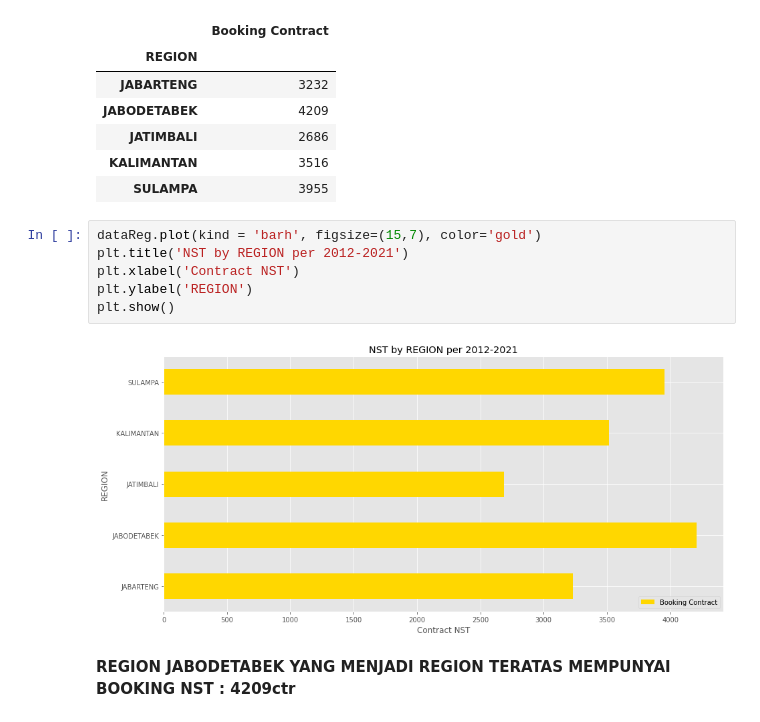
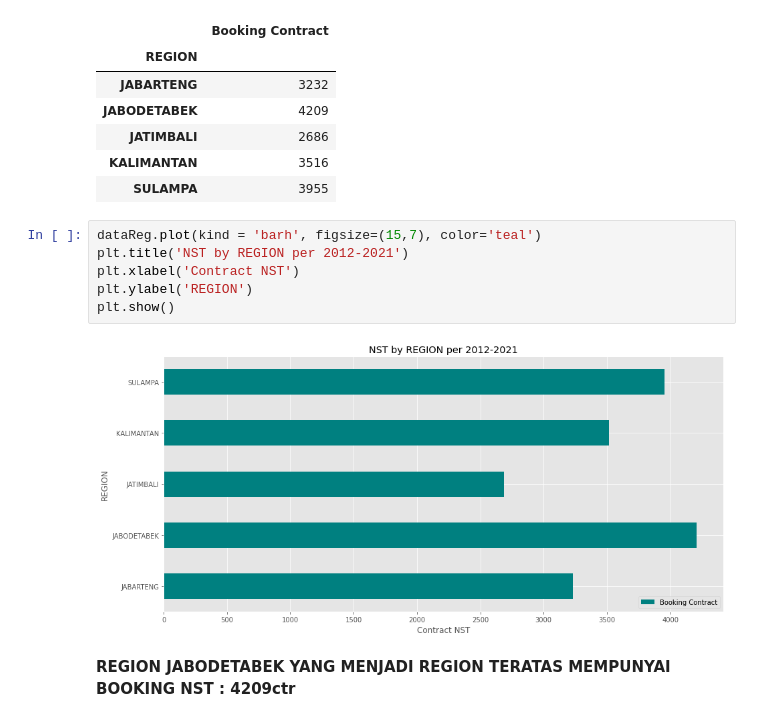
Before and after one commit to EvaFerawaty/Assignment_PYTN_081_EvaFerawaty, a Jupyter notebook: PYTN_2_081_EVAFERAWATY_220722.ipynb, the cells around one changed output. Cells and saved outputs as stored; diff of their text form.

```diff
--- a/PYTN_2_081_EVAFERAWATY_220722.ipynb
+++ b/PYTN_2_081_EVAFERAWATY_220722.ipynb
@@ -309,13 +309,13 @@ dataReg.head()
 | KALIMANTAN | 3516 |
 | SULAMPA | 3955 |
 # %%
-dataReg.plot(kind = 'barh', figsize=(15,7), color='gold')
+dataReg.plot(kind = 'barh', figsize=(15,7), color='teal')
 plt.title('NST by REGION per 2012-2021')
 plt.xlabel('Contract NST')
 plt.ylabel('REGION')
 plt.show()
 # %% [output]
-[figure, old version]
+[figure, new version]
 # %% [markdown]
 **REGION JABODETABEK YANG MENJADI REGION TERATAS MEMPUNYAI BOOKING NST : 4209ctr**
 # %%
```
Also changed, not shown: parts of 6 cells of this notebook.
